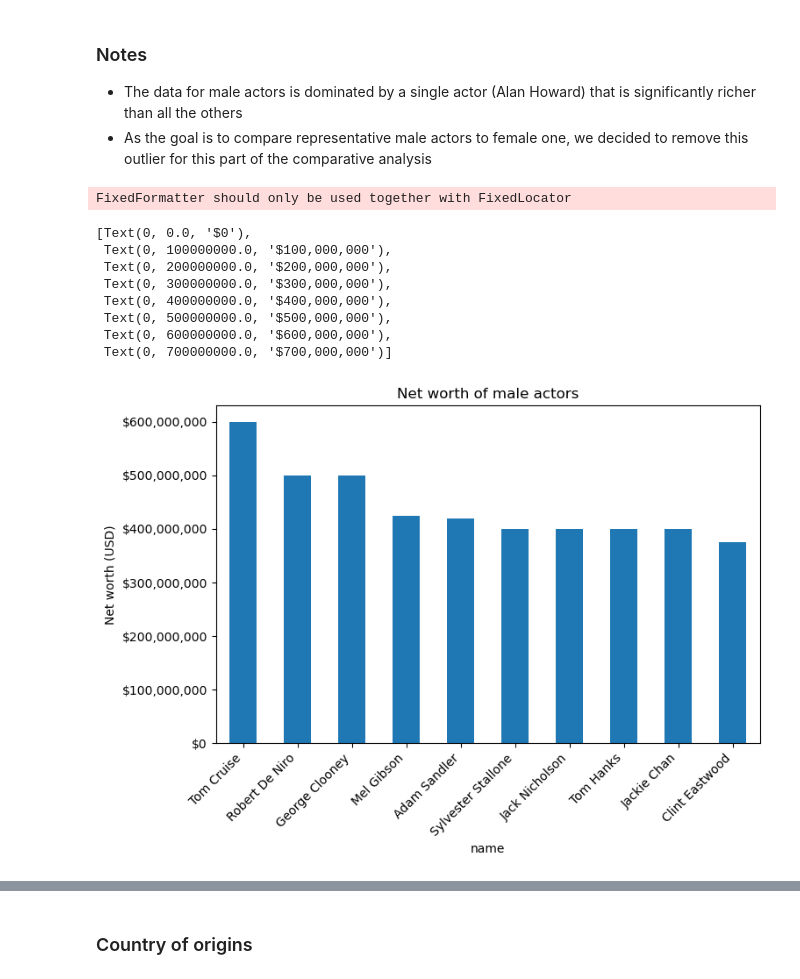
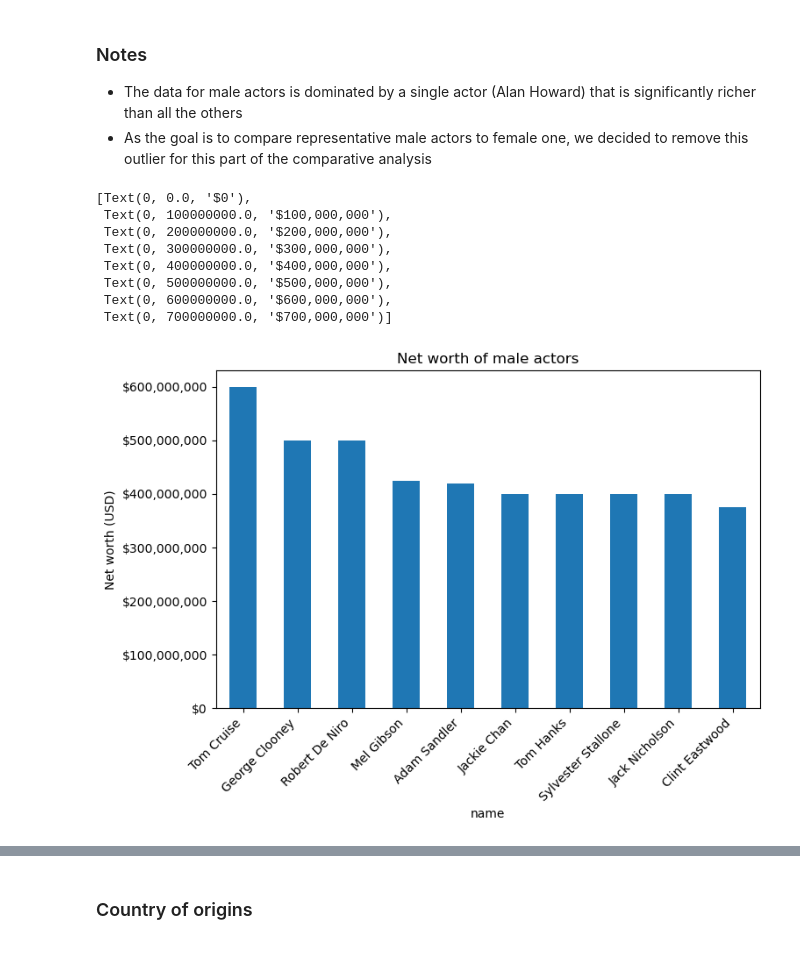
Before and after one commit to benoitchamot/MovieNerd, a Jupyter notebook: dataExplorationBenny.ipynb, the cells around one changed output, grey strips where cells are left out. Cells and saved outputs as stored; diff of their text form; code cells hidden in the pictures.

```diff
--- a/dataExplorationBenny.ipynb
+++ b/dataExplorationBenny.ipynb
@@ -190,6 +190,10 @@ actor_df = pd.read_csv(actor_csv)
 # Clean data = remove unecessary column + drop all rows with NaN
 clean_actor_df = actor_df[['name', 'date_of_birth', 'birth_country', 'gender', 'networth']]
 clean_actor_df = clean_actor_df.dropna(axis=0,how='any')
-clean_actor_df
+
+# Remove richest actor (outlier)
+clean_actor_df = clean_actor_df.sort_values('networth', ascending=False)
+clean_actor_wo_outlier_df = clean_actor_df.loc[clean_actor_df['networth'] < 3.6e10,:]
+clean_actor_wo_outlier_df
 # %% [output]
 |  | name | date_of_birth | birth_country | gender | networth |
@@ -213,7 +217,7 @@ clean_actor_df
 - Where are the actors from?
 # %%
 # Create a DataFrame per gender
-actor_m_df = clean_actor_df.loc[clean_actor_df['gender'] == 'Male',:]
+actor_m_df = clean_actor_wo_outlier_df.loc[clean_actor_df['gender'] == 'Male',:]
 actor_f_df = clean_actor_df.loc[clean_actor_df['gender'] == 'Female',:]
 
 # Count number of data points
@@ -247,31 +251,25 @@ top10_m.plot.bar()
 - The data for male actors is dominated by a single actor (Alan Howard) that is significantly richer than all the others
 - As the goal is to compare representative male actors to female one, we decided to remove this outlier for this part of the comparative analysis
 # %%
-# Top 10 richest actors (remove outlier)
-top10_m = actor_m_df.sort_values('networth', ascending=False).head(11).tail(10)
-
-top10 = pd.concat(top10_m)
-
 # Plot
 fig, ax = plt.subplots(1, 1, figsize=(8, 5))
 top10_m.plot.bar(x='name',title='Net worth of male actors', legend=False, ax=ax)
 plt.xticks(rotation=45, ha='right')
 plt.ylabel('Net worth (USD)')
 
 # Set ticks in USD with , thousands
 ticks = ax.get_yticks()
 ax.set_yticklabels([f'${int(amt):,}' for amt in ticks])
 # %% [output]
-FixedFormatter should only be used together with FixedLocator
+[Text(0, 0.0, '$0'),
+ Text(0, 100000000.0, '$100,000,000'),
+ Text(0, 200000000.0, '$200,000,000'),
+ Text(0, 300000000.0, '$300,000,000'),
+ Text(0, 400000000.0, '$400,000,000'),
+ Text(0, 500000000.0, '$500,000,000'),
+ Text(0, 600000000.0, '$600,000,000'),
+ Text(0, 700000000.0, '$700,000,000')]
-[Text(0, 0.0, '$0'),
- Text(0, 100000000.0, '$100,000,000'),
- Text(0, 200000000.0, '$200,000,000'),
- Text(0, 300000000.0, '$300,000,000'),
- Text(0, 400000000.0, '$400,000,000'),
- Text(0, 500000000.0, '$500,000,000'),
- Text(0, 600000000.0, '$600,000,000'),
- Text(0, 700000000.0, '$700,000,000')]
-[figure, old version]
+[figure, new version]
 # %%
 # Plot
 fig, ax = plt.subplots(1, 1, figsize=(8, 5))
```
Also changed, not shown: parts of 5 cells of this notebook, 3 other files.
